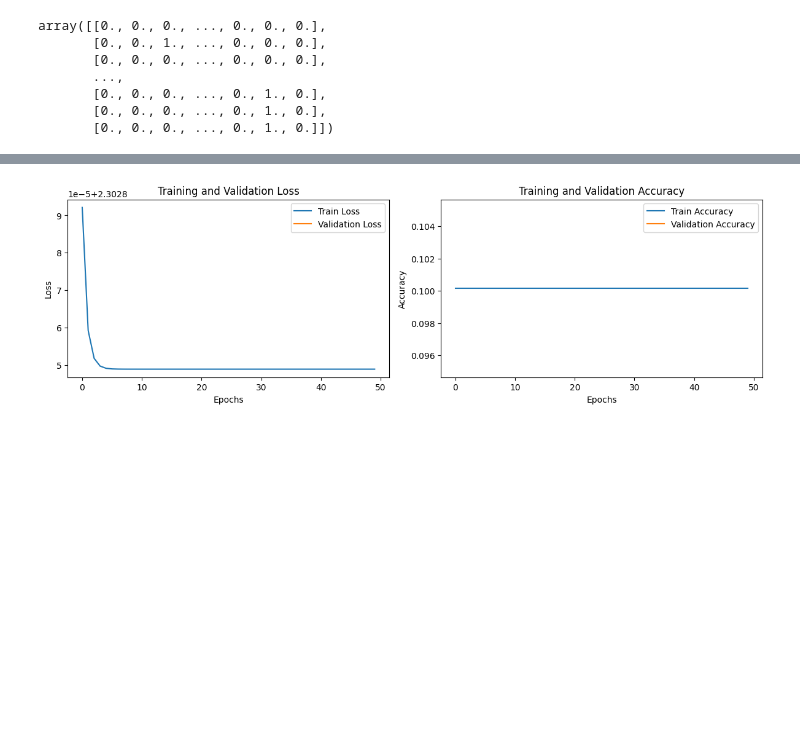
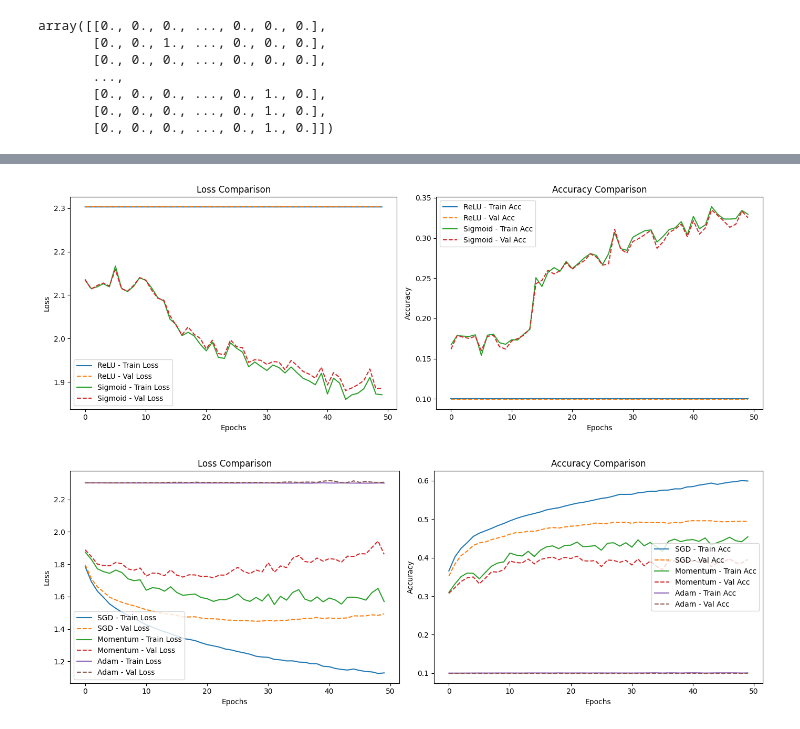
Before and after one commit to FZNjfi/Neural-network, a Jupyter notebook: neuralNetworkPart4.ipynb, the cells around one changed output, grey strips where cells are left out. Cells and saved outputs as stored; diff of their text form; code cells hidden in the pictures; blank space fills up the shorter version.

Commit message:
part4 result analysis

```diff
--- a/neuralNetworkPart4.ipynb
+++ b/neuralNetworkPart4.ipynb
@@ -321,24 +324,26 @@ class NeuralNetwork:
         y_pred = np.clip(y_pred, epsilon, 1. - epsilon)
         return -np.mean(np.sum(y_true * np.log(y_pred), axis=1))
 # %%
+results = {}
+opt_results = {}
+
 activations = {
     'ReLU': ['relu', 'softmax'],
     'Sigmoid': ['sigmoid', 'softmax']
 }
 
-results = {}
 for name, acts in activations.items():
     print(f"\nTraining with {name} activation...")
-    nn = NeuralNetwork([3072, 128, 10], acts, initializer='he')
+    nn = NeuralNetwork([3072, 128, 10], acts, initializer='he', optimizer='adam')
     history = nn.train(X_train, y_train, epochs=50, val_data=(X_test, y_test))
     results[name] = history
 
 optimizers = ['sgd', 'momentum', 'adam']
-opt_results = {}
+
 for opt in optimizers:
     print(f"\nTraining with {opt} optimizer...")
-    nn = NeuralNetwork([3072, 128, 10], ['relu', 'softmax'], optimizer=opt)
-    history = nn.train(X_train, y_train, epochs=50)
+    nn = NeuralNetwork([3072, 128, 10], ['relu', 'softmax'], initializer='he', optimizer=opt)
+    history = nn.train(X_train, y_train, epochs=50, val_data=(X_test, y_test))
     opt_results[opt] = history
 # %% [output]
 Training with ReLU activation...
@@ -361,9 +366,6 @@ Training with adam optimizer...
-# %%
-nn = NeuralNetwork(
-    layer_dims=[3072, 128, 64, 10],
-    activations=['relu', 'tanh', 'softmax'],
-    initializer='he',
-    optimizer='adam'
-)
-
-history = nn.train(X_train, y_train, epochs=100, batch_size=32)
+# %%
+for name, acts in activations.items():
+    print(f"\nTraining with {name} activation...")
+    nn = NeuralNetwork([3072, 128, 10], acts, initializer='he', optimizer='sgd')
+    history = nn.train(X_train, y_train, epochs=50, val_data=(X_test, y_test))
+    results[name] = history
@@ -389,10 +409,6 @@ def plot_training_history(history):
 
     plt.tight_layout()
     plt.show()
-# %%
-plot_training_history(history)
-# %% [output]
-[figure, removed]
 # %%
 def plot_training_histories(histories, labels):
     plt.figure(figsize=(14, 5))
@@ -421,3 +437,16 @@ def plot_training_histories(histories, labels):
 
     plt.tight_layout()
     plt.show()
+# %%
+plot_training_histories(
+    histories=[results['ReLU'], results['Sigmoid']],
+    labels=['ReLU', 'Sigmoid']
+)
+
+plot_training_histories(
+    histories=[opt_results['sgd'], opt_results['momentum'], opt_results['adam']],
+    labels=['SGD', 'Momentum', 'Adam']
+)
+# %% [output]
+[figure, added]
+[figure, added]
```
Also changed, not shown: parts of 4 cells of this notebook.
